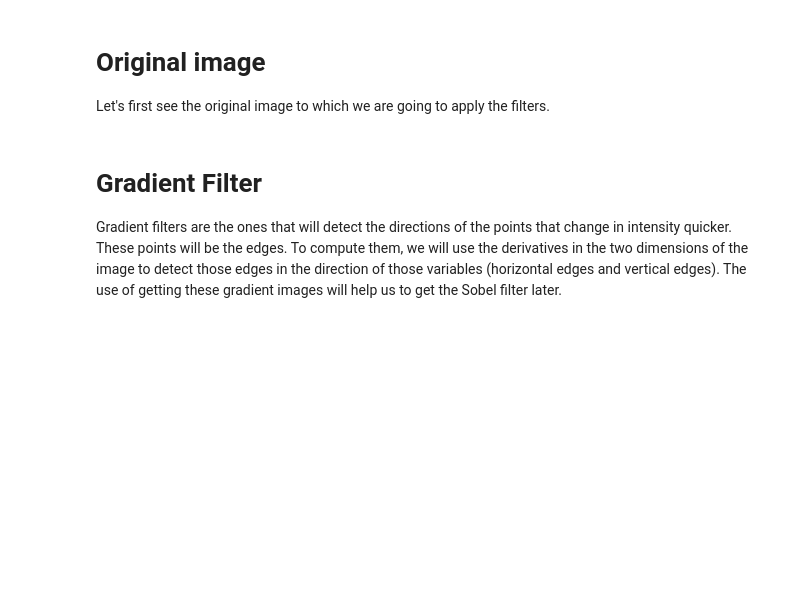
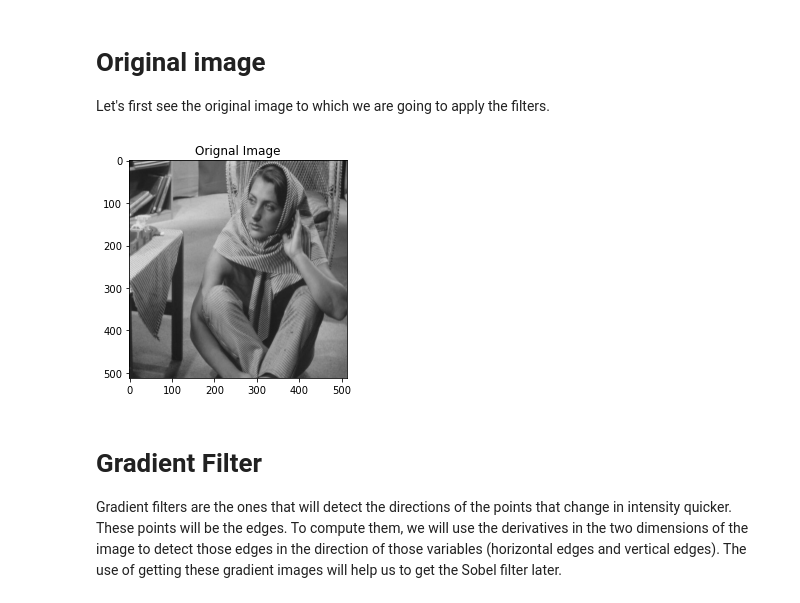
Before and after one commit to lyshuga/Signal_processing, a Jupyter notebook: Filtering/ImageFilter.ipynb, the cells around one changed output. Saved outputs shown, nothing was run; the diff lists cells and outputs as text; code cells hidden in the pictures; blank space fills up the shorter version.

```diff
--- a/Filtering/ImageFilter.ipynb
+++ b/Filtering/ImageFilter.ipynb
@@ -110,10 +135,13 @@ def mean_filter(og_img):
 Let's first see the original image to which we are going to apply the filters.
 # %%
 img = cv.imread('barbara.jpg') #Reading
-# plt.imshow(img) #And plot
-# plt.title("Orignal Image")
+gray = gray = cv.cvtColor(img, cv.COLOR_BGR2GRAY)
+plt.imshow(img) #And plot
+plt.title("Orignal Image")
 
-# plt.show()
+plt.show()
+# %% [output]
+[figure, added]
 # %% [markdown]
 # Gradient Filter
 Gradient filters are the ones that will detect the directions of the points that change in intensity quicker. These points will be the edges. To compute them, we will use the derivatives in the two dimensions of the image to detect those edges in the direction of those variables (horizontal edges and vertical edges). The use of getting these gradient images will help us to get the Sobel filter later.
```
Also changed, not shown: parts of 11 cells of this notebook.
